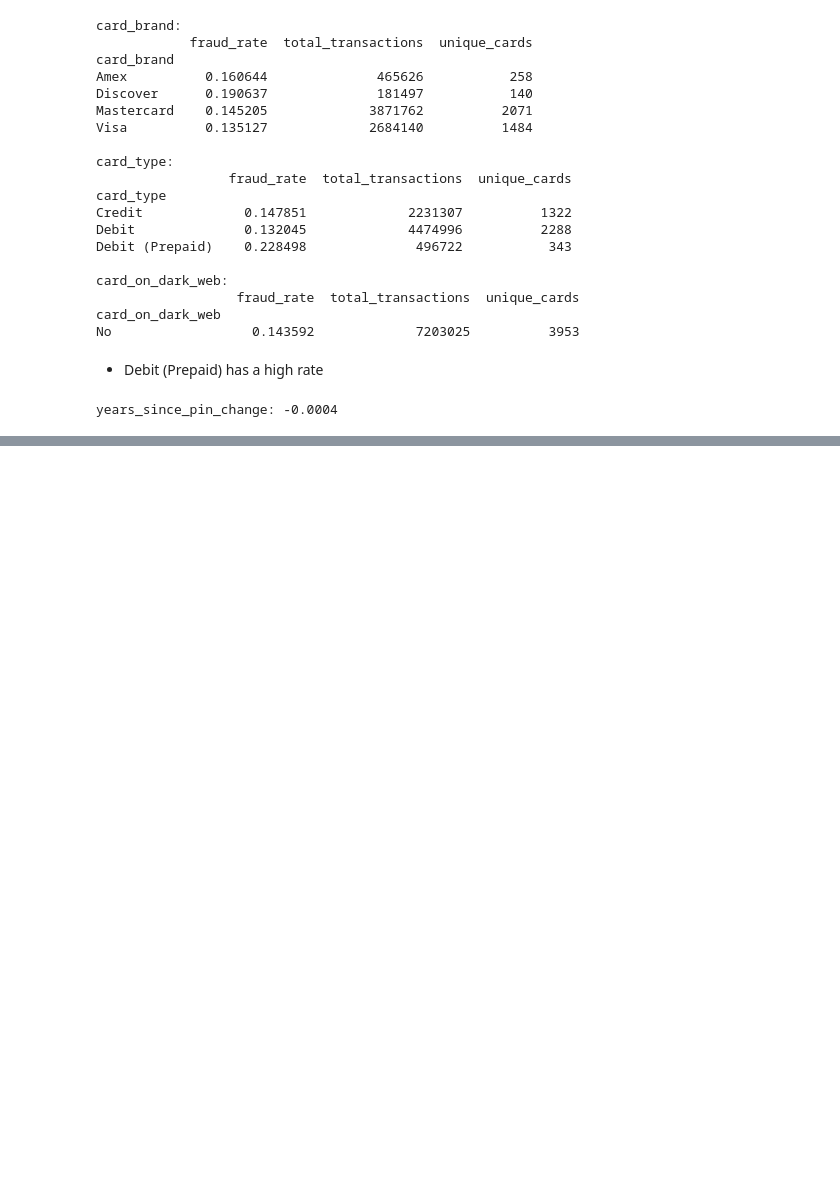
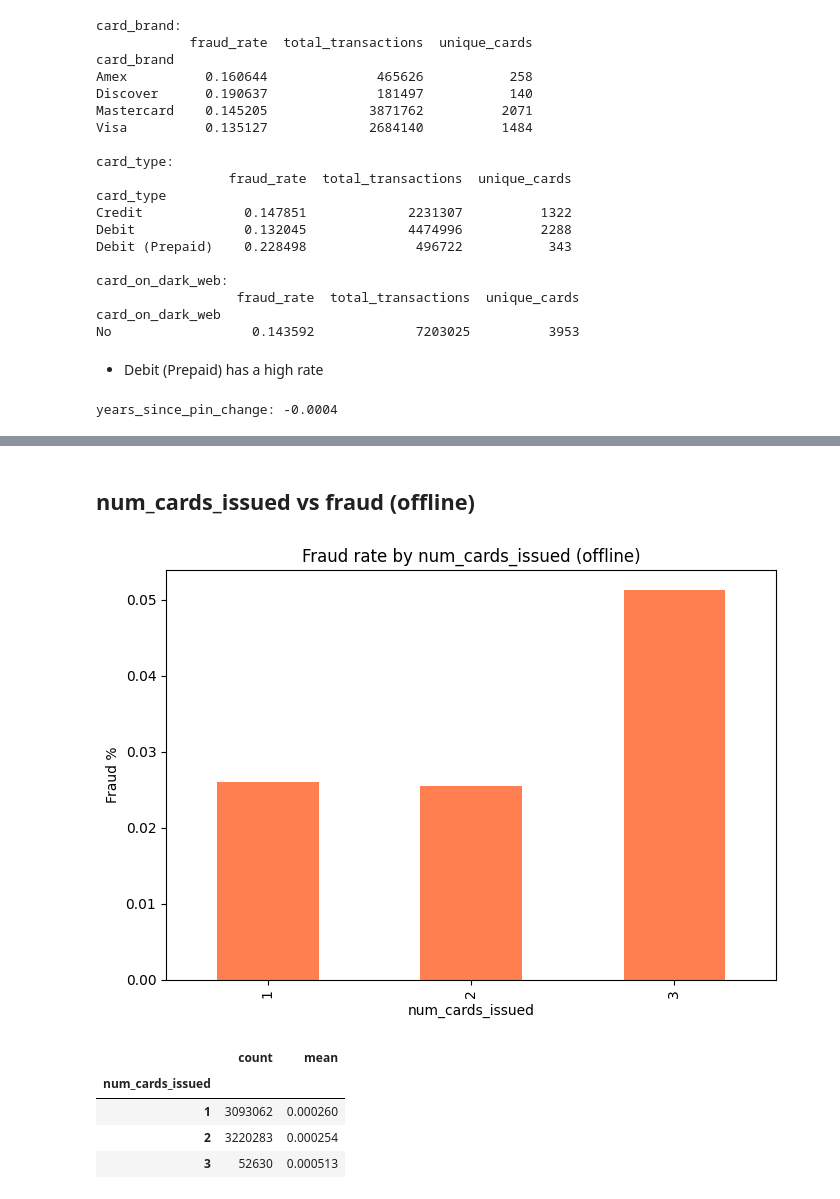
Before and after one commit to t3i8m/fraud-detection, a Jupyter notebook: notebooks/cards_eda.ipynb, the cells around one changed output, grey strips where cells are left out. Saved outputs shown, nothing was run; the diff lists cells and outputs as text; code cells hidden in the pictures; blank space fills up the shorter version.

```diff
--- a/notebooks/cards_eda.ipynb
+++ b/notebooks/cards_eda.ipynb
@@ -124,0 +247,18 @@ years_since_pin_change: -0.0004
+# %% [markdown]
+## num_cards_issued vs fraud (offline)
+# %%
+fig, ax = plt.subplots(figsize=(7, 5))
+offline.groupby('num_cards_issued')['is_fraud'].mean().mul(100).plot(kind='bar', ax=ax, color='coral')
+ax.set_title('Fraud rate by num_cards_issued (offline)')
+ax.set_ylabel('Fraud %')
+plt.tight_layout()
+plt.show()
+
+offline.groupby('num_cards_issued')['is_fraud'].agg(['count', 'mean'])
+# %% [output]
+[figure, added]
+|  | count | mean |
+| num_cards_issued |  |  |
+| 1 | 3093062 | 0.000260 |
+| 2 | 3220283 | 0.000254 |
+| 3 | 52630 | 0.000513 |
```
Also changed, not shown: parts of 13 cells of this notebook, 11 other files.
